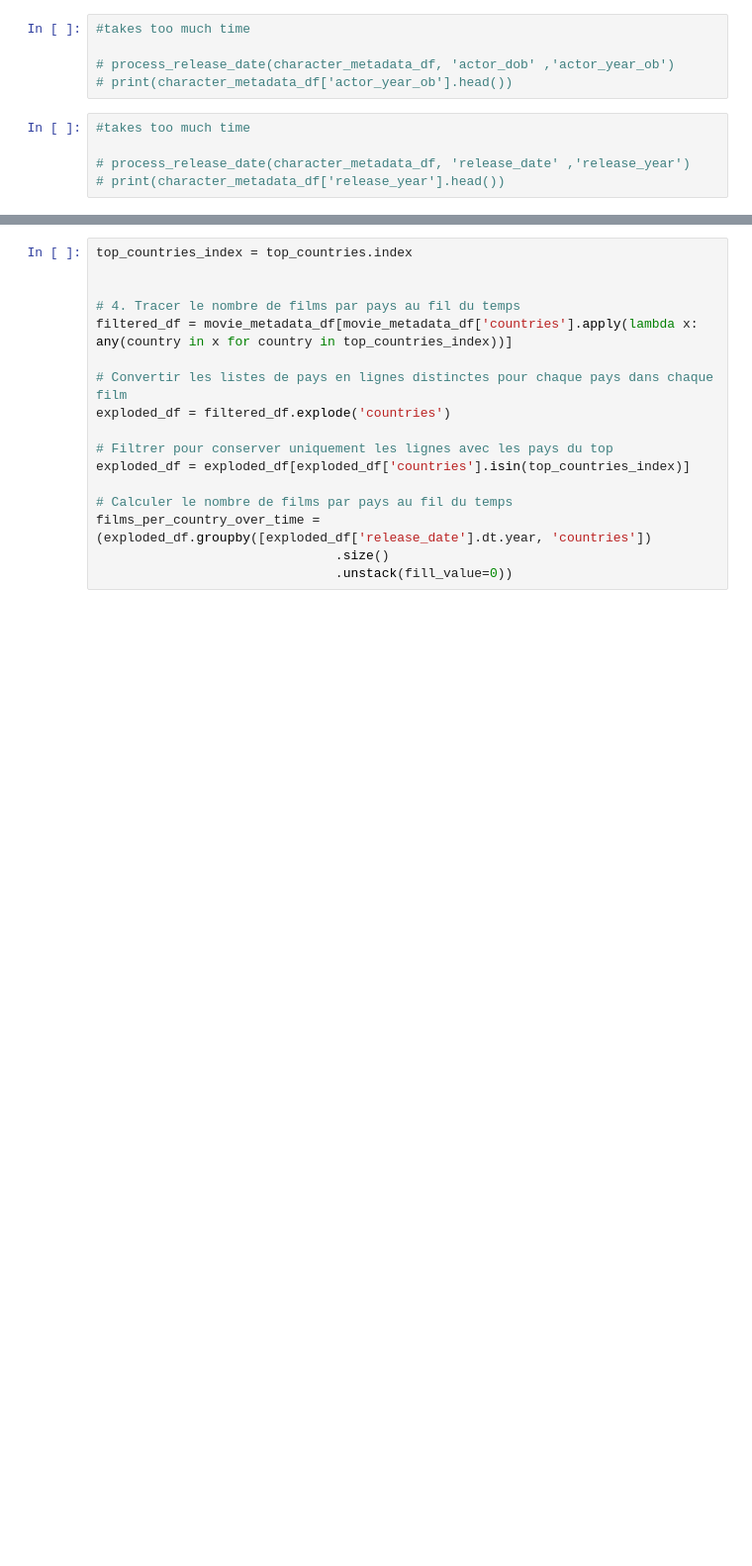
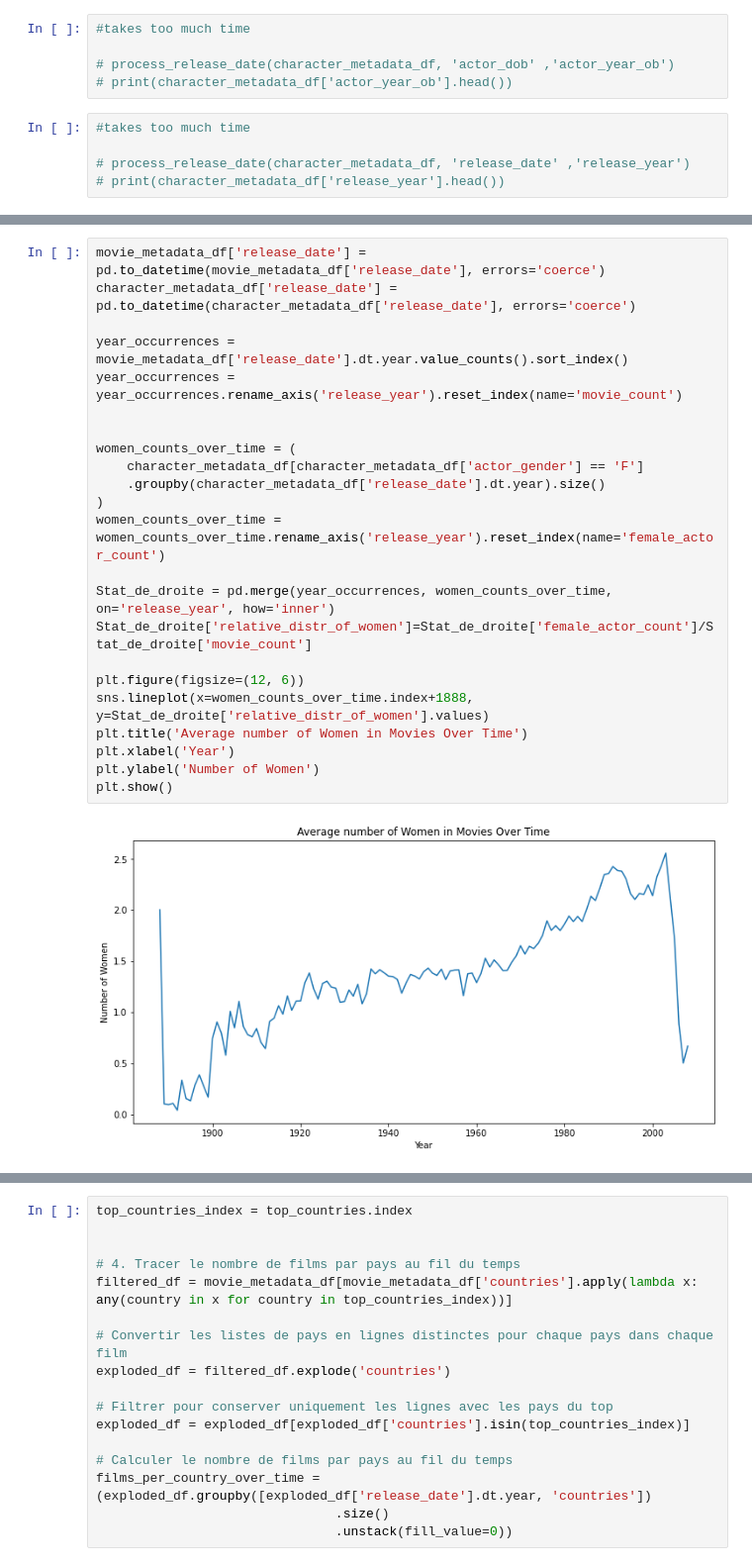
Before and after one commit to epfl-ada/ada-2024-project-skibidata, a Jupyter notebook: CMU_Starting.ipynb, the cells around one changed output, grey strips where cells are left out. Shown at 99% size. Drawn from its saved outputs; the diff is of its cells as text; blank space fills up the shorter version.

```diff
--- a/CMU_Starting.ipynb
+++ b/CMU_Starting.ipynb
@@ -576,0 +579,25 @@ plt.show()
+# %%
+movie_metadata_df['release_date'] = pd.to_datetime(movie_metadata_df['release_date'], errors='coerce')
+character_metadata_df['release_date'] = pd.to_datetime(character_metadata_df['release_date'], errors='coerce')
+
+year_occurrences = movie_metadata_df['release_date'].dt.year.value_counts().sort_index()
+year_occurrences = year_occurrences.rename_axis('release_year').reset_index(name='movie_count')
+
+
+women_counts_over_time = (
+    character_metadata_df[character_metadata_df['actor_gender'] == 'F']
+    .groupby(character_metadata_df['release_date'].dt.year).size()
+)
+women_counts_over_time = women_counts_over_time.rename_axis('release_year').reset_index(name='female_actor_count')
+
+Stat_de_droite = pd.merge(year_occurrences, women_counts_over_time, on='release_year', how='inner')
+Stat_de_droite['relative_distr_of_women']=Stat_de_droite['female_actor_count']/Stat_de_droite['movie_count']
+
+plt.figure(figsize=(12, 6))
+sns.lineplot(x=women_counts_over_time.index+1888, y=Stat_de_droite['relative_distr_of_women'].values)
+plt.title('Average number of Women in Movies Over Time')
+plt.xlabel('Year')
+plt.ylabel('Number of Women')
+plt.show()
+# %% [output]
+[figure, added]
```
Also changed, not shown: parts of 22 cells of this notebook.
